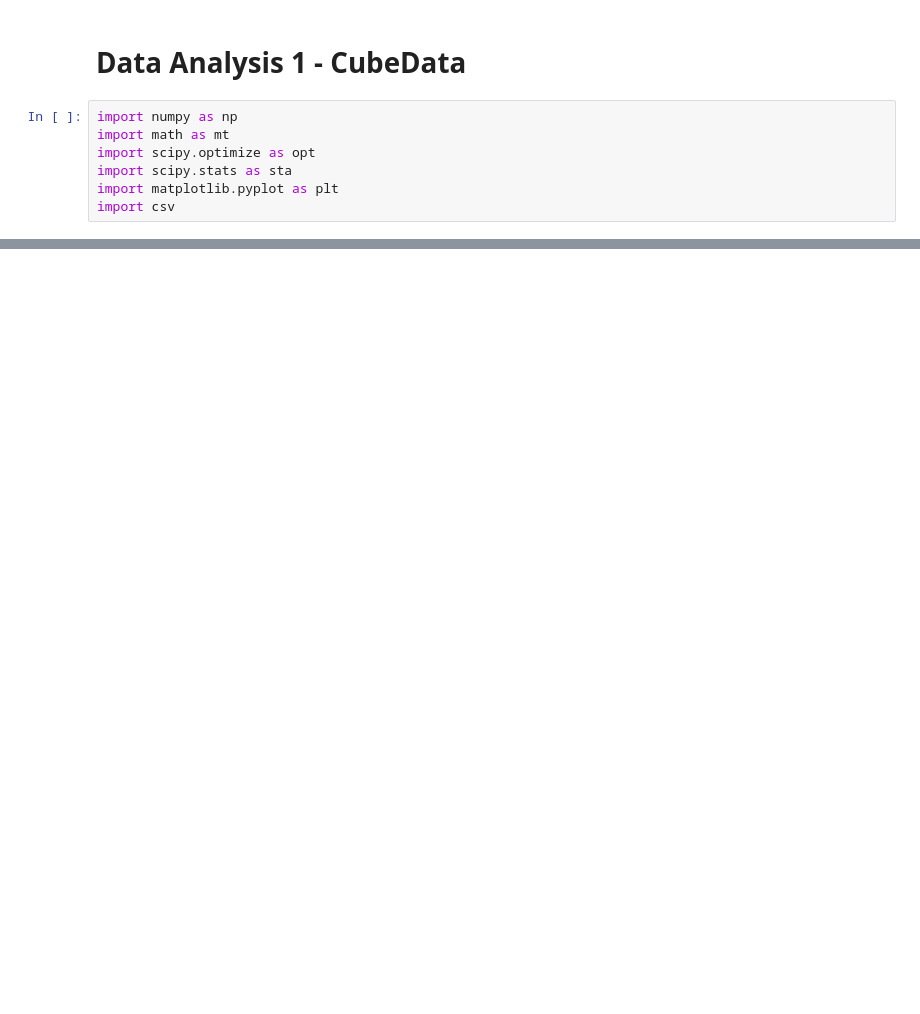
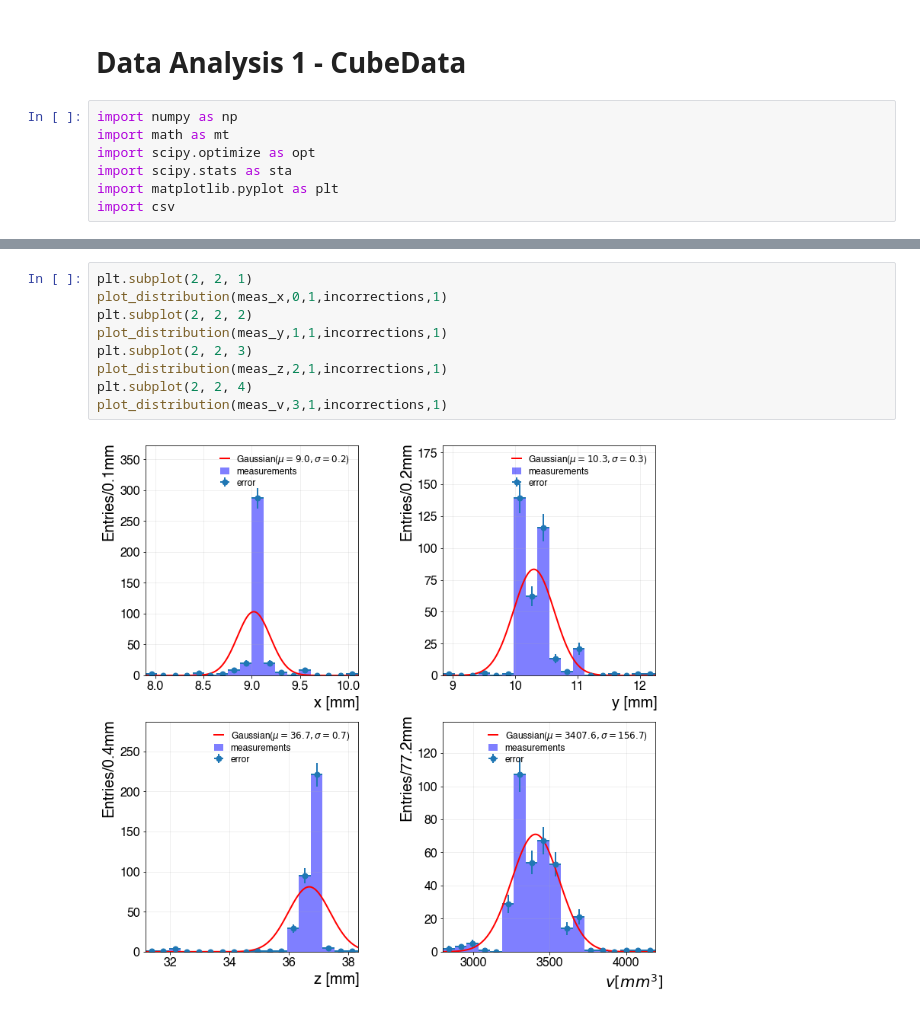
Before and after one commit to hmiaozh/MITJuniorLab, a Jupyter notebook: DataAnalysis1_measurement-V1.ipynb, the cells around one changed output, grey strips where cells are left out. Saved outputs shown, nothing was run; the diff lists cells and outputs as text; blank space fills up the shorter version.

```diff
--- a/DataAnalysis1_measurement-V1.ipynb
+++ b/DataAnalysis1_measurement-V1.ipynb
@@ -250,3 +290,14 @@ plot_distribution(meas_v,3,1,incorrections)
+# %%
+plt.subplot(2, 2, 1)
+plot_distribution(meas_x,0,1,incorrections,1)
+plt.subplot(2, 2, 2)
+plot_distribution(meas_y,1,1,incorrections,1)
+plt.subplot(2, 2, 3)
+plot_distribution(meas_z,2,1,incorrections,1)
+plt.subplot(2, 2, 4)
+plot_distribution(meas_v,3,1,incorrections,1)
+# %% [output]
+[figure, added]
 # %%
 plt.subplot(2, 2, 1)
 plot_CLLevel(meas_x,0,1,incorrections)
```
Also changed, not shown: parts of 9 cells of this notebook, 1 other file.
